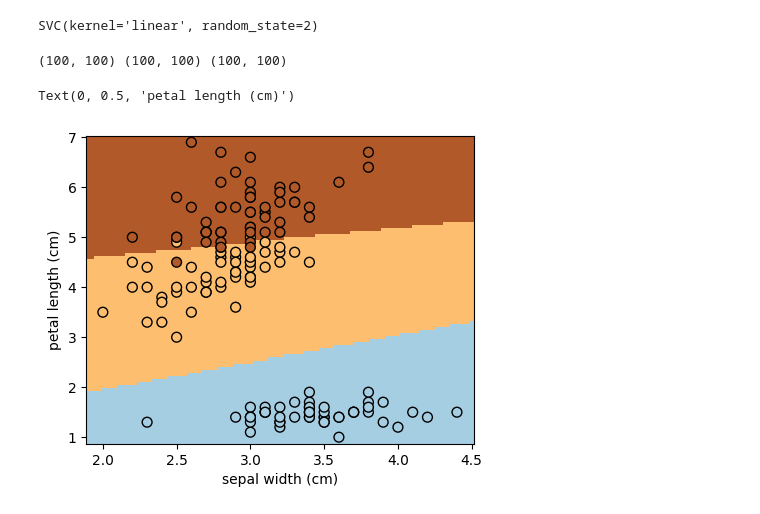
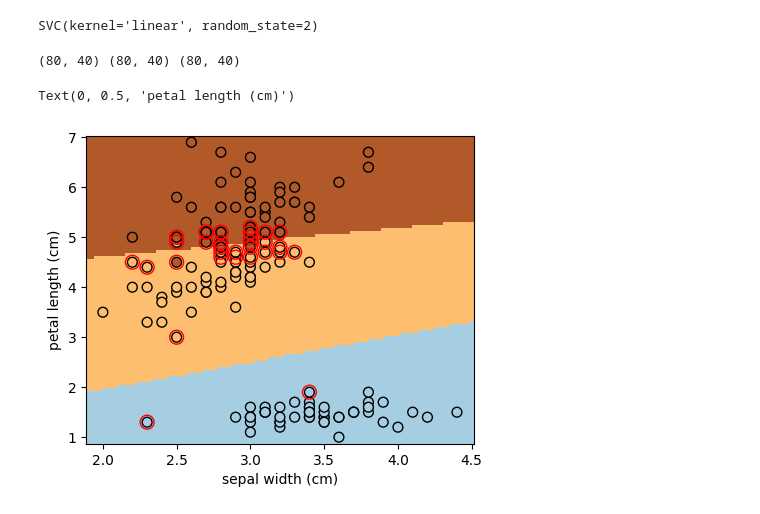
Before and after one commit to brahiangiraldo/machine_learning, a Jupyter notebook: Sem_04/SVM.ipynb, the cells around one changed output. Saved outputs shown, nothing was run; the diff lists cells and outputs as text; code cells hidden in the pictures.

```diff
--- a/Sem_04/SVM.ipynb
+++ b/Sem_04/SVM.ipynb
@@ -95,21 +95,21 @@ offset = 0.1
 h_min, h_max = X[:, 0].min() - offset, X[:, 0].max() + offset
 v_min, v_max = X[:, 1].min() - offset, X[:, 1].max() + offset
 
-h_grid, v_grid = np.meshgrid(np.linspace(h_min, h_max, 100), np.linspace(v_min, v_max, 100))
+h_grid, v_grid = np.meshgrid(np.linspace(h_min, h_max, 40), np.linspace(v_min, v_max, 80))
 
 pred_grid = clf.predict(np.c_[h_grid.ravel(), v_grid.ravel()])
 pred_grid = pred_grid.reshape(h_grid.shape)
 print(pred_grid.shape, h_grid.shape, v_grid.shape)
 # %% [output]
-(100, 100) (100, 100) (100, 100)
+(80, 40) (80, 40) (80, 40)
 # %%
 _,ax = plt.subplots(figsize=(5,4))
 
 ax.pcolormesh(h_grid, v_grid, pred_grid, cmap=plt.cm.Paired)
 ax.scatter(X[:, 0], X[:, 1], c=y, edgecolors="k", s=50, cmap=plt.cm.Paired)
-ax.scatter(clf.support_vectors_[:, 0], clf.support_vectors_[:, 1], s=100, linewidth=1, facecolors="none", edgecolors="k")
+ax.scatter(clf.support_vectors_[:, 0], clf.support_vectors_[:, 1], s=100, linewidth=1, facecolors="none", edgecolors="r")
 ax.set_xlabel(feature_names[1])
 ax.set_ylabel(feature_names[2])
 # %% [output]
 Text(0, 0.5, 'petal length (cm)')
-[figure, old version]
+[figure, new version]
```
Also changed, not shown: 22 other files.
